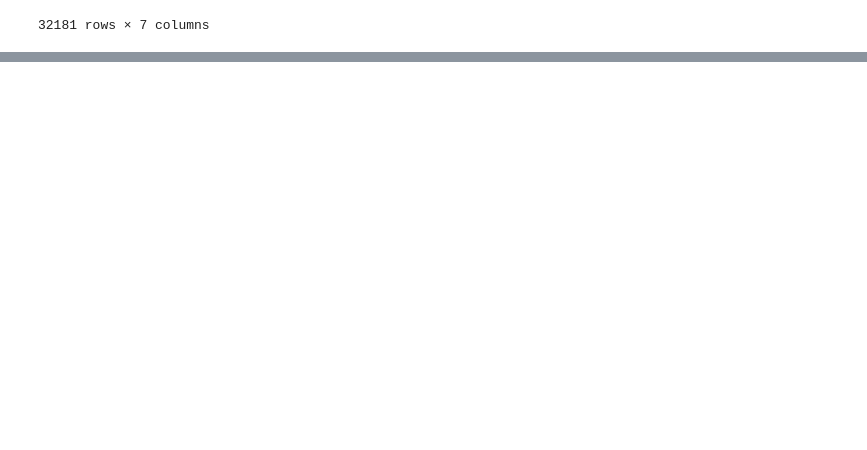
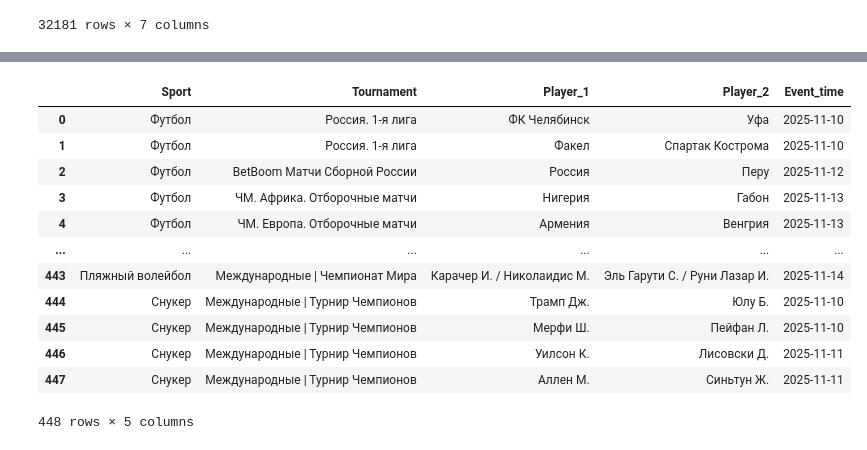
Before and after one commit to topeli/GP-2, a Jupyter notebook: ГП_2.ipynb, the cells around one changed output, grey strips where cells are left out. Drawn from its saved outputs; the diff is of its cells as text; code cells hidden in the pictures; blank space fills up the shorter version.

```diff
--- a/ГП_2.ipynb
+++ b/ГП_2.ipynb
@@ -1034,0 +1052,18 @@ data_past
+# %%
+coef= ['Coef_p1_wins', 'Coef_draw', 'Coef_p2_wins']
+data_without_coef = data_future.drop(columns=coef)
+data_without_coef
+# %% [output]
+|  | Sport | Tournament | Player_1 | Player_2 | Event_time |
+| 0 | Футбол | Россия. 1-я лига | ФК Челябинск | Уфа | 2025-11-10 |
+| 1 | Футбол | Россия. 1-я лига | Факел | Спартак Кострома | 2025-11-10 |
+| 2 | Футбол | BetBoom Матчи Сборной России | Россия | Перу | 2025-11-12 |
+| 3 | Футбол | ЧМ. Африка. Отборочные матчи | Нигерия | Габон | 2025-11-13 |
+| 4 | Футбол | ЧМ. Европа. Отборочные матчи | Армения | Венгрия | 2025-11-13 |
+| ... | ... | ... | ... | ... | ... |
+| 443 | Пляжный волейбол | Международные | Чемпионат Мира | Карачер И. / Николаидис М. | Эль Гарути С. / Руни Лазар И. | 2025-11-14 |
+| 444 | Снукер | Международные | Турнир Чемпионов | Трамп Дж. | Юлу Б. | 2025-11-10 |
+| 445 | Снукер | Международные | Турнир Чемпионов | Мерфи Ш. | Пейфан Л. | 2025-11-10 |
+| 446 | Снукер | Международные | Турнир Чемпионов | Уилсон К. | Лисовски Д. | 2025-11-11 |
+| 447 | Снукер | Международные | Турнир Чемпионов | Аллен М. | Синьтун Ж. | 2025-11-11 |
+448 rows × 5 columns
```
Also changed, not shown: parts of 4 cells of this notebook.
